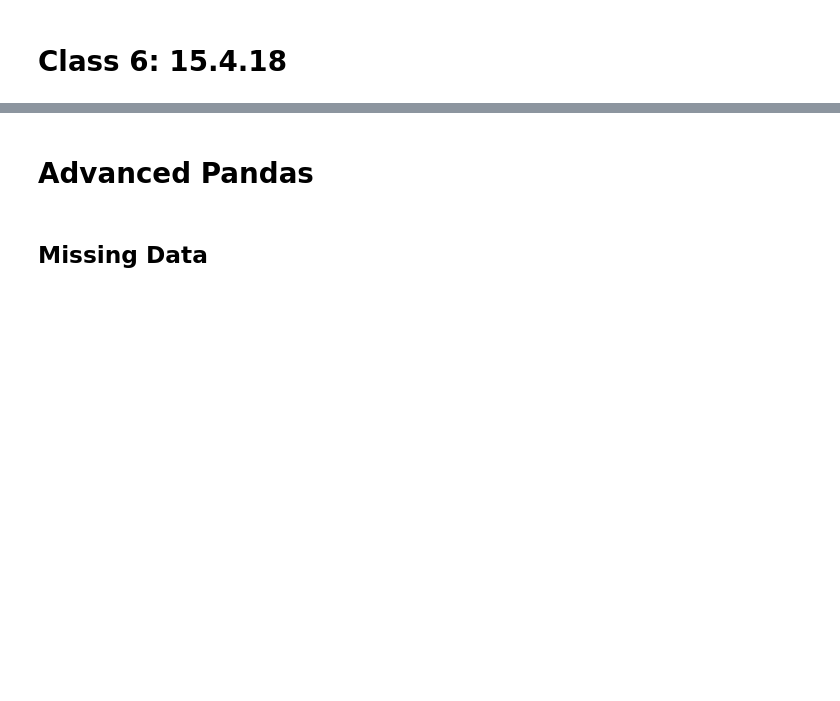
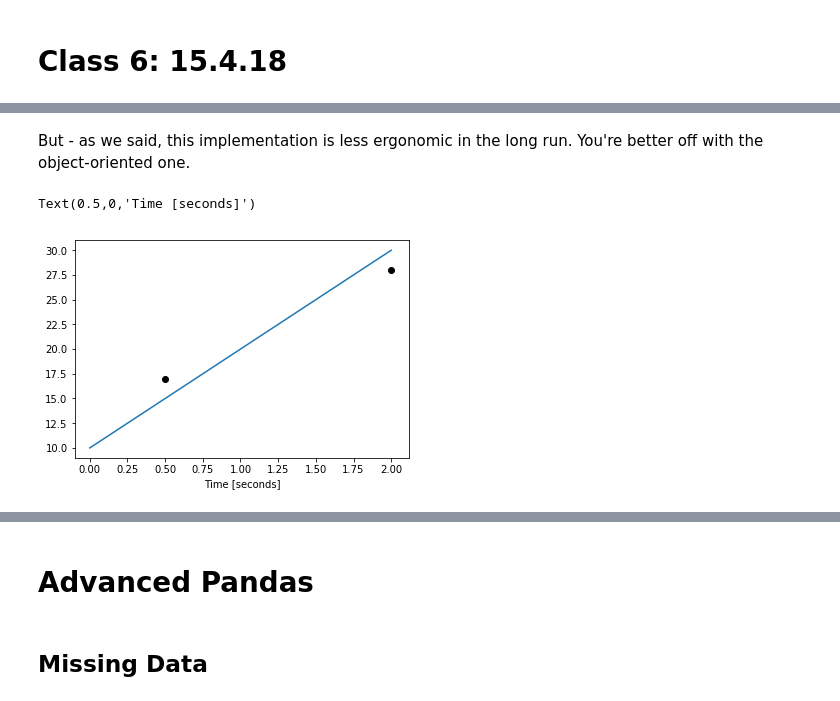
Before and after one commit to sagol-python-for-neuroscientists/textbook-public, a Jupyter notebook: classes/class6.ipynb, the cells around one changed output, grey strips where cells are left out. Saved outputs shown, nothing was run; the diff lists cells and outputs as text; code cells hidden in the pictures; blank space fills up the shorter version.

```diff
--- a/classes/class6.ipynb
+++ b/classes/class6.ipynb
@@ -2,0 +38,13 @@
+# %% [markdown]
+But - as we said, this implementation is less ergonomic in the long run. You're better off with the object-oriented one.
+# %%
+# OO implementation
+fig = plt.figure()  # a figure is the entire "screen", which can contain many plots
+
+ax = fig.add_subplot(111)  # axis is the data itself. Again, several lines can be contained in the same axis
+ax.plot([10, 20, 30])
+ax.scatter([0.5, 2], [17, 28], color='k')
+ax.set_xlabel('Time [seconds]')  # the two objects inside the axis object have the same scale
+# %% [output]
+Text(0.5,0,'Time [seconds]')
+[figure, added]
```
Also changed, not shown: parts of 164 cells of this notebook, 2 other files.
